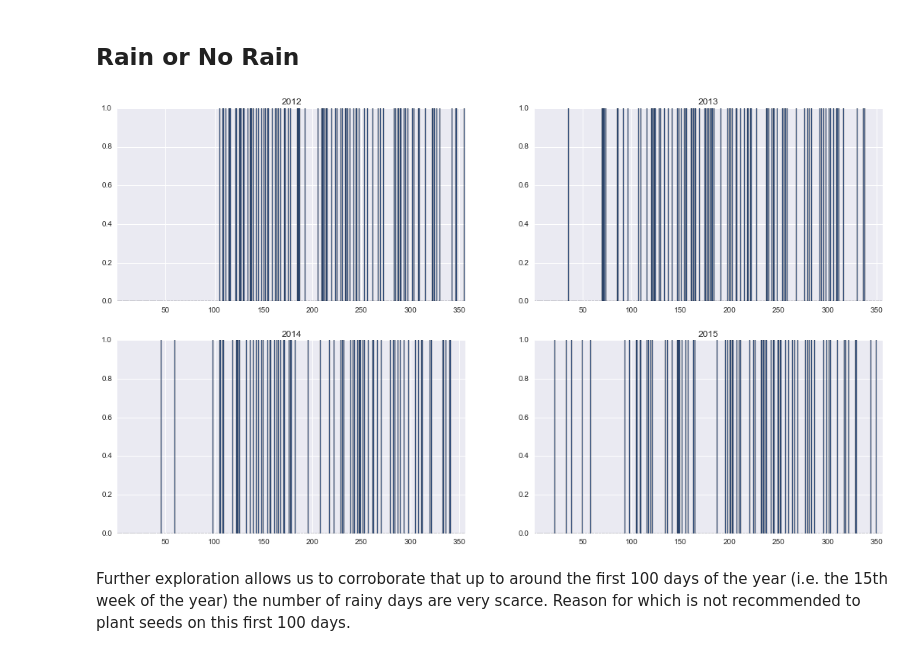
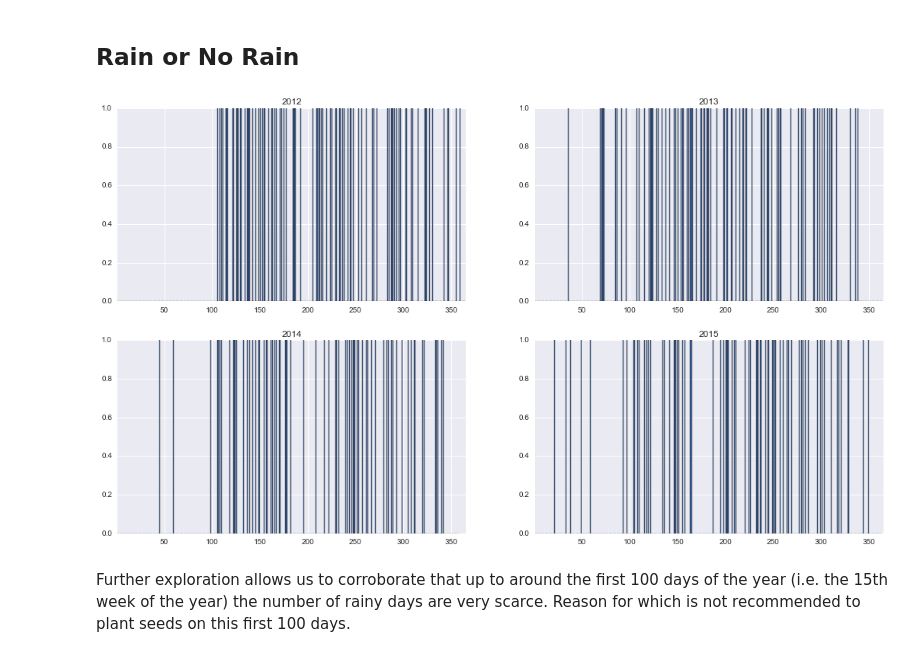
Before and after one commit to aukintux/weather_precipitation_data_analysis, a Jupyter notebook: weather_notebook.ipynb, the cells around one changed output. Drawn from its saved outputs; the diff is of its cells as text; code cells hidden in the pictures.

```diff
--- a/weather_notebook.ipynb
+++ b/weather_notebook.ipynb
@@ -122,26 +122,24 @@ The previous plots allow us to see the precipitation for each week of the year,
 # %%
 # Assign week of the year to each row
 for year_df in df_list:
     year_df["rained"] = (year_df["precipitation"] > 0).astype(int)
 
 # Plot rained boolean value
 fig_3 = plt.figure(figsize=(18,10))
 axis_list_3 = []
 axis_list_3.append(fig_3.add_subplot(2,2,1))
 axis_list_3.append(fig_3.add_subplot(2,2,2))
 axis_list_3.append(fig_3.add_subplot(2,2,3))
 axis_list_3.append(fig_3.add_subplot(2,2,4))
 
 for index, year_df in enumerate(df_list):
     ax = axis_list_3[index]
-    #weekly_precipitation.plot(kind="bar", ax=ax)
     ax.bar(year_df.index.values.tolist(), year_df["rained"].tolist())
-    #ax.set_ylim(1,356)
-    ax.set_xlim(1,356)
+    ax.set_xlim(1,365)
     ax.set_title(years[index])
 
 plt.show()
 # %% [output]
-[figure, old version]
+[figure, new version]
 # %% [markdown]
 Further exploration allows us to corroborate that up to around the first 100 days of the year (i.e. the 15th week of the year) the number of rainy days are very scarce. Reason for which is not recommended to plant seeds on this first 100 days.
```
Also changed, not shown: parts of 4 cells of this notebook.
